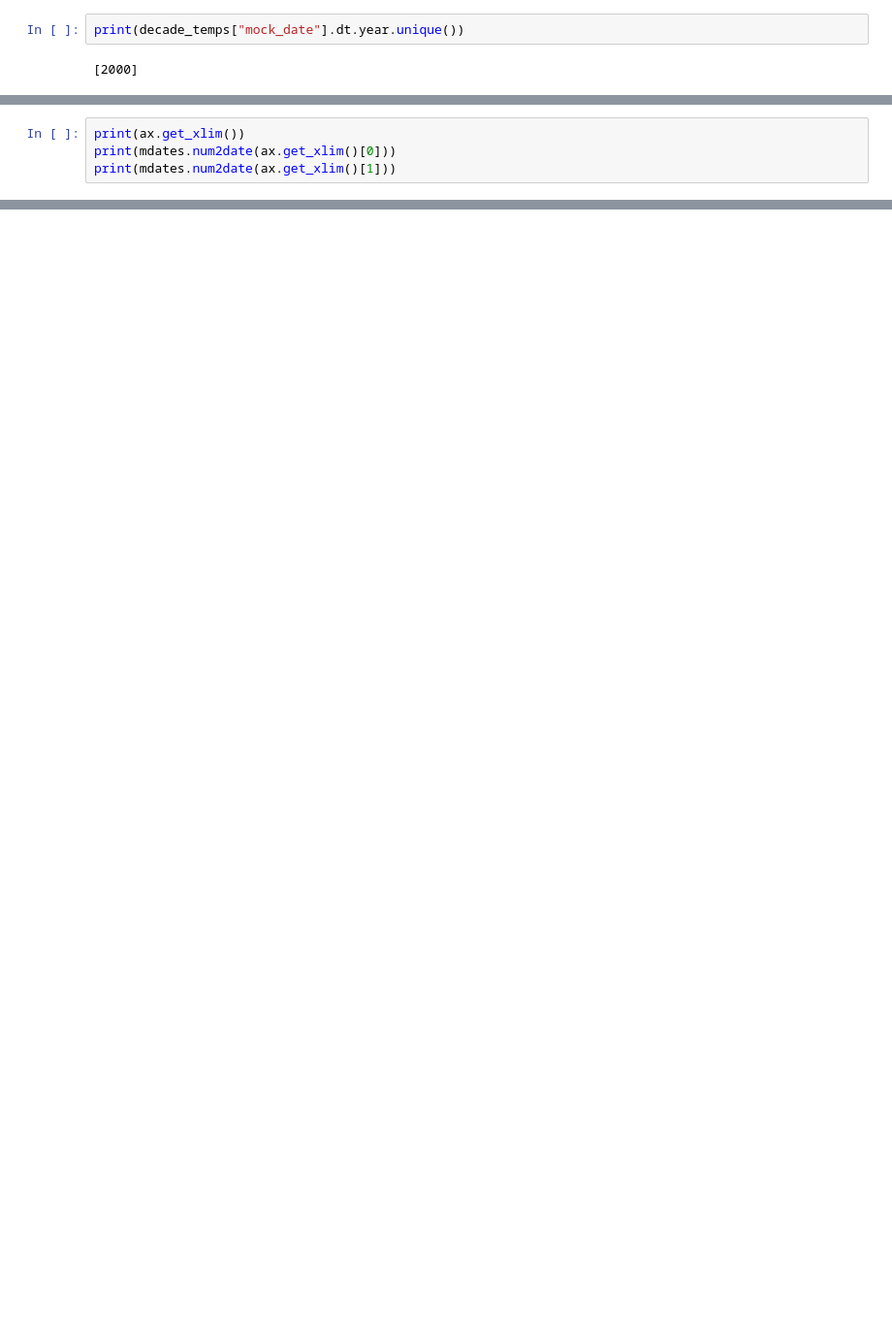
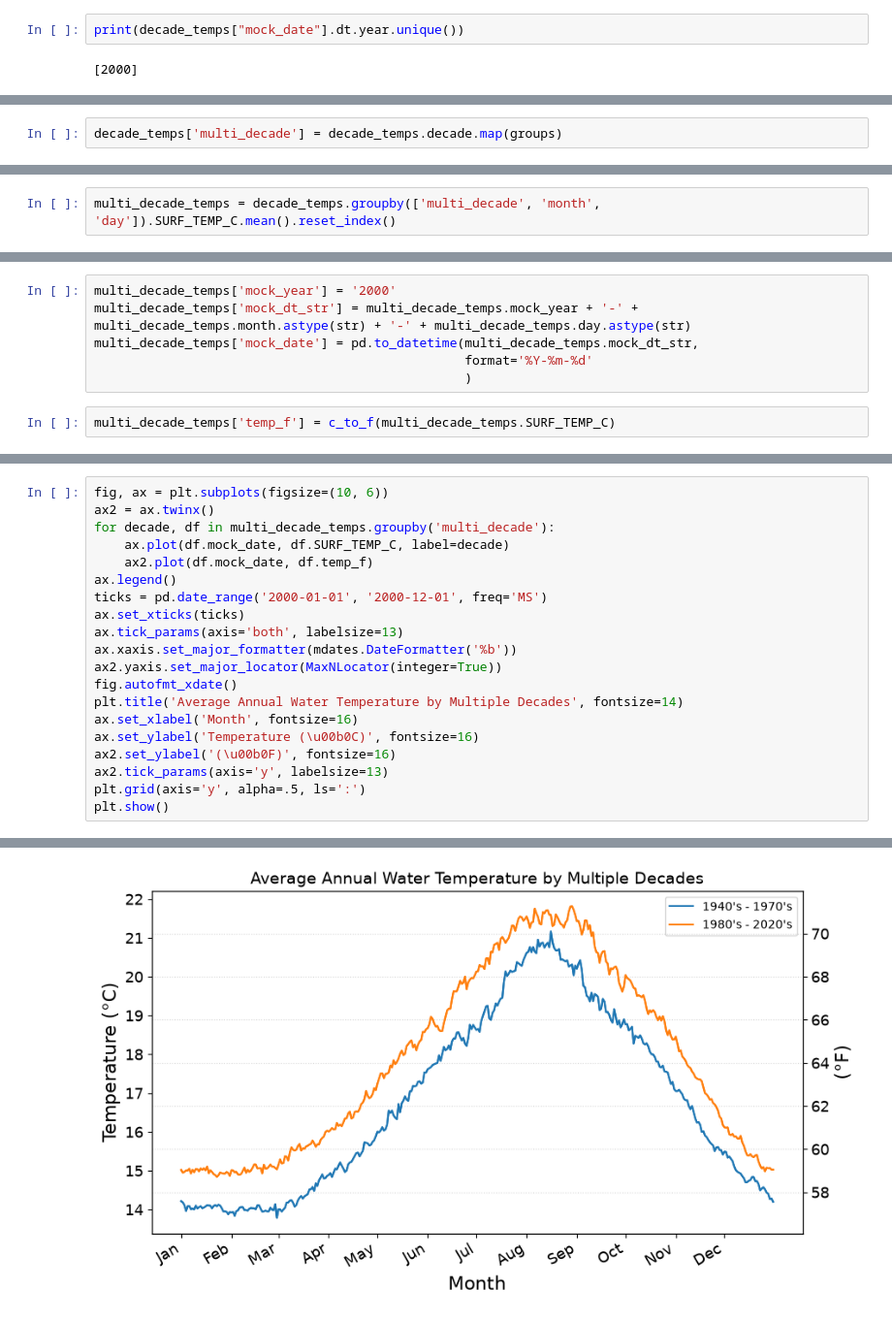
Before and after one commit to spencercody/scripps-water-temp, a Jupyter notebook: src/modeling/notebook/02-eda.ipynb, the cells around one changed output, grey strips where cells are left out. Shown at 97% size. Saved outputs shown, nothing was run; the diff lists cells and outputs as text; blank space fills up the shorter version.

```diff
--- a/src/modeling/notebook/02-eda.ipynb
+++ b/src/modeling/notebook/02-eda.ipynb
@@ -308,0 +353,2 @@ Series([], dtype: int64)
+# %%
+decade_temps['multi_decade'] = decade_temps.decade.map(groups)
@@ -308,0 +361,2 @@ Series([], dtype: int64)
+# %%
+multi_decade_temps = decade_temps.groupby(['multi_decade', 'month', 'day']).SURF_TEMP_C.mean().reset_index()
@@ -308,0 +369,8 @@ Series([], dtype: int64)
+# %%
+multi_decade_temps['mock_year'] = '2000'
+multi_decade_temps['mock_dt_str'] = multi_decade_temps.mock_year + '-' + multi_decade_temps.month.astype(str) + '-' + multi_decade_temps.day.astype(str)
+multi_decade_temps['mock_date'] = pd.to_datetime(multi_decade_temps.mock_dt_str,
+                                                 format='%Y-%m-%d'
+                                                 )
+# %%
+multi_decade_temps['temp_f'] = c_to_f(multi_decade_temps.SURF_TEMP_C)
@@ -309,5 +383,21 @@ Series([], dtype: int64)
 # %%
-print(ax.get_xlim())
-print(mdates.num2date(ax.get_xlim()[0]))
-print(mdates.num2date(ax.get_xlim()[1]))
+fig, ax = plt.subplots(figsize=(10, 6))
+ax2 = ax.twinx()
+for decade, df in multi_decade_temps.groupby('multi_decade'):
+    ax.plot(df.mock_date, df.SURF_TEMP_C, label=decade)
+    ax2.plot(df.mock_date, df.temp_f)
+ax.legend()
+ticks = pd.date_range('2000-01-01', '2000-12-01', freq='MS')
+ax.set_xticks(ticks)
+ax.tick_params(axis='both', labelsize=13)
+ax.xaxis.set_major_formatter(mdates.DateFormatter('%b'))
+ax2.yaxis.set_major_locator(MaxNLocator(integer=True))
+fig.autofmt_xdate()
+plt.title('Average Annual Water Temperature by Multiple Decades', fontsize=14)
+ax.set_xlabel('Month', fontsize=16)
+ax.set_ylabel('Temperature (\u00b0C)', fontsize=16)
+ax2.set_ylabel('(\u00b0F)', fontsize=16)
+ax2.tick_params(axis='y', labelsize=13)
+plt.grid(axis='y', alpha=.5, ls=':')
+plt.show()
 # %% [output]
@@ -316,0 +404 @@ print(mdates.num2date(ax.get_xlim()[1]))
+[figure, added]
```
Also changed, not shown: parts of 18 cells of this notebook, 7 other files.
